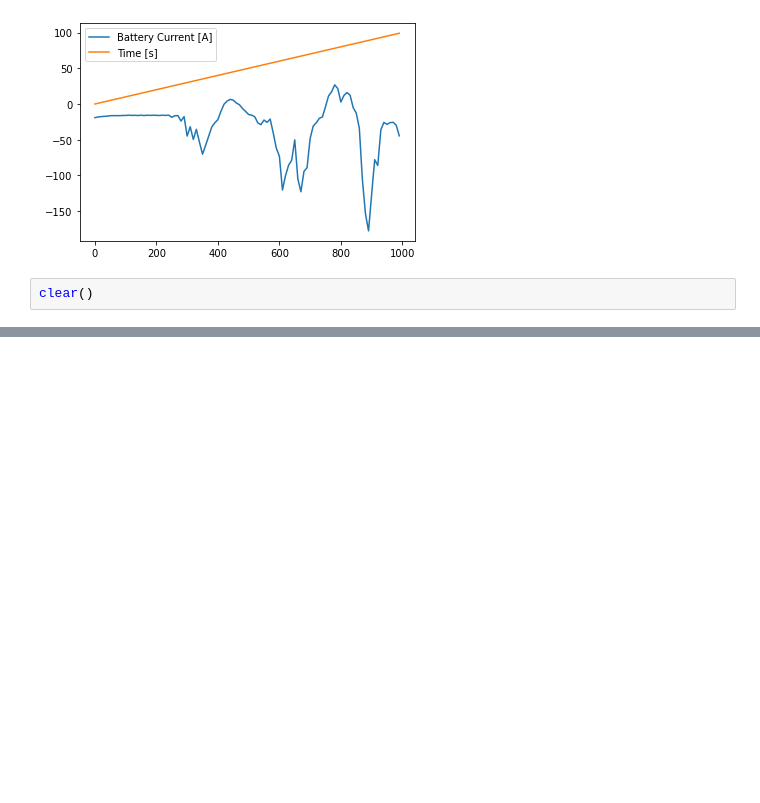
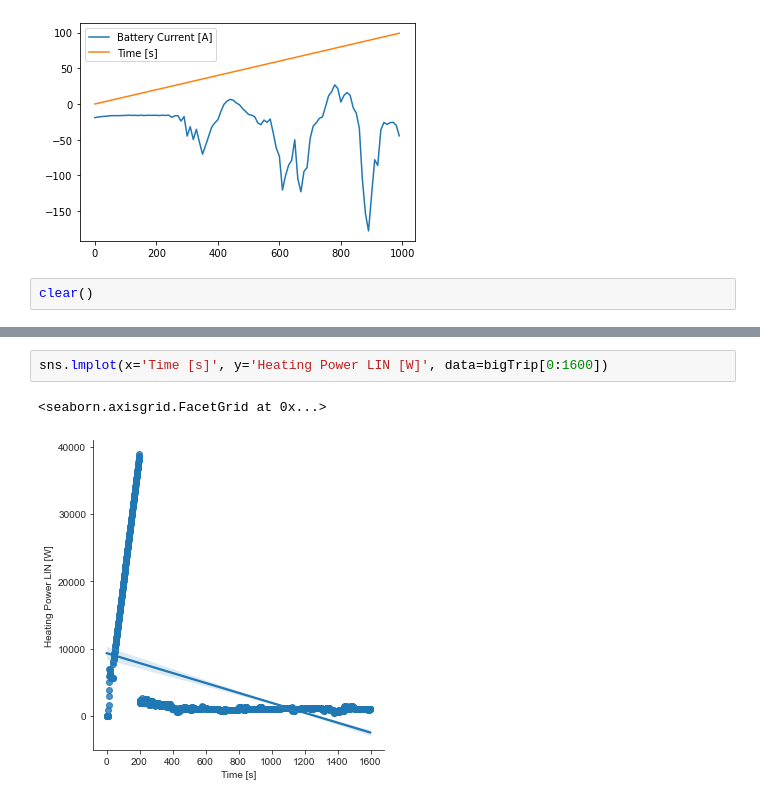
Before and after one commit to CodeChrisB/Kids-Project, a Jupyter notebook: car.ipynb, the cells around one changed output, grey strips where cells are left out. Drawn from its saved outputs; the diff is of its cells as text; blank space fills up the shorter version.

```diff
--- a/car.ipynb
+++ b/car.ipynb
@@ -176,0 +273,5 @@ clear()
+# %%
+sns.lmplot(x='Time [s]', y='Heating Power LIN [W]', data=bigTrip[0:1600])
+# %% [output]
+<seaborn.axisgrid.FacetGrid at 0x...>
+[figure, added]
```
Also changed, not shown: parts of 16 cells of this notebook, 21 other files.
